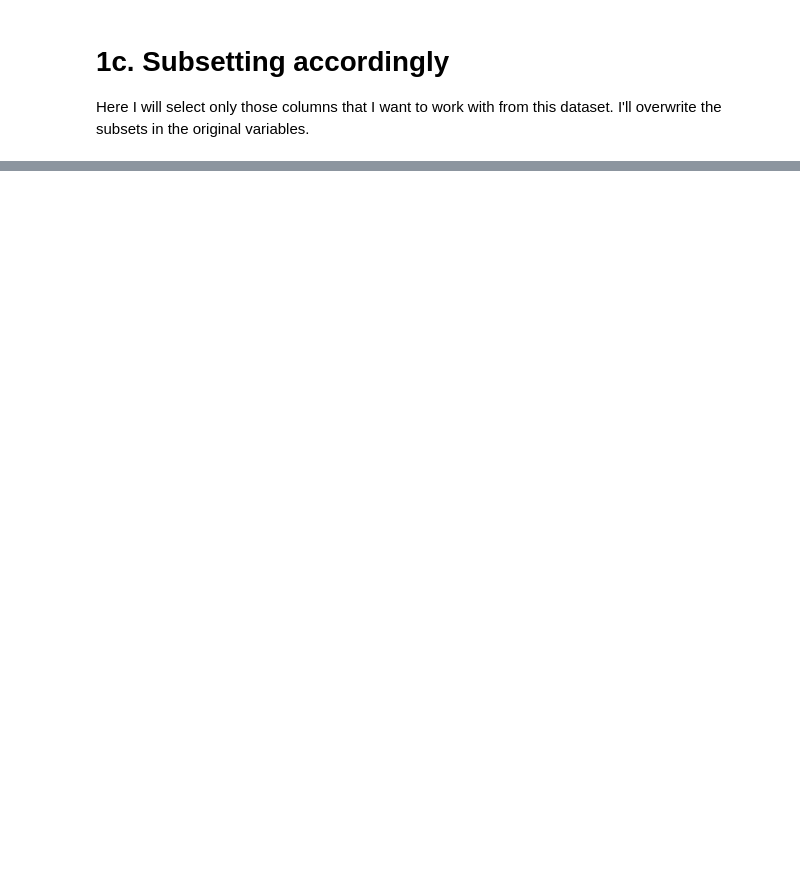
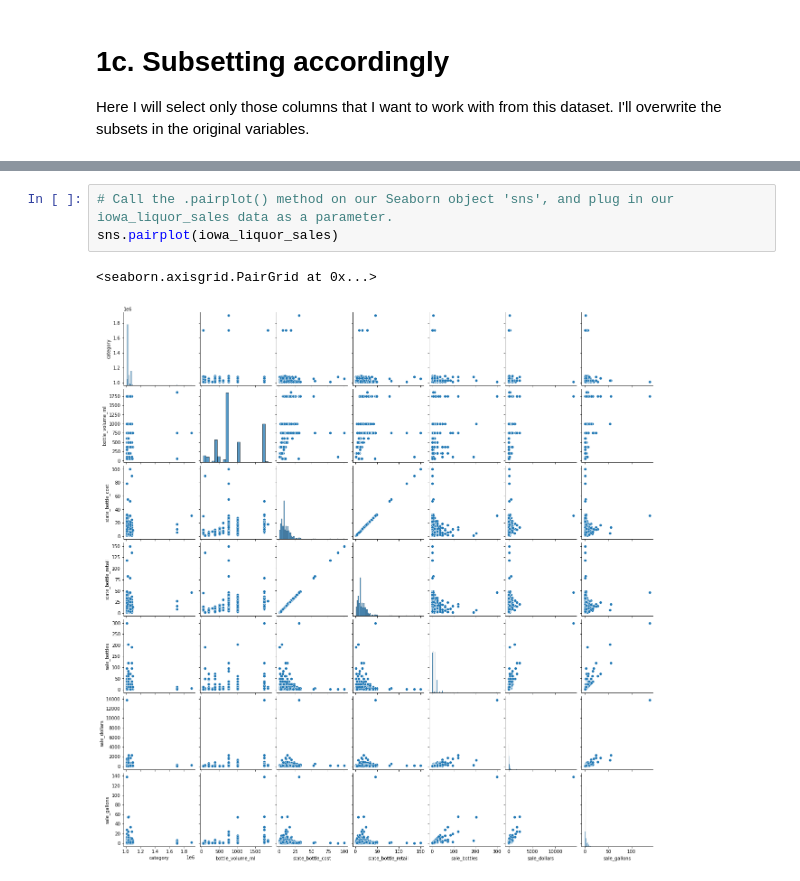
Before and after one commit to samokoye/Capstone-Projects-EDA-Regression-Supervised-Learning, a Jupyter notebook: 11.5 Iowa Liquor Sales-EDA.ipynb, the cells around one changed output, grey strips where cells are left out. Cells and saved outputs as stored; diff of their text form; blank space fills up the shorter version.

```diff
--- a/11.5 Iowa Liquor Sales-EDA.ipynb
+++ b/11.5 Iowa Liquor Sales-EDA.ipynb
@@ -122,0 +186,6 @@ We now need to pick a dependent variable for our regression analysis: a variable
+# %%
+# Call the .pairplot() method on our Seaborn object 'sns', and plug in our iowa_liquor_sales data as a parameter.
+sns.pairplot(iowa_liquor_sales)
+# %% [output]
+<seaborn.axisgrid.PairGrid at 0x...>
+[figure, added]
```
Also changed, not shown: parts of 52 cells of this notebook.
